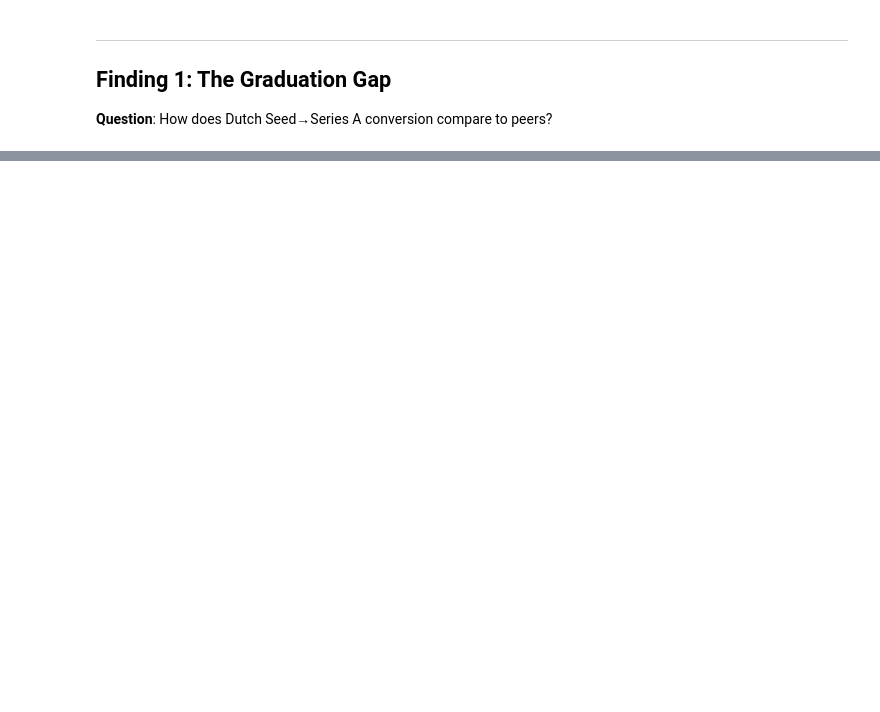
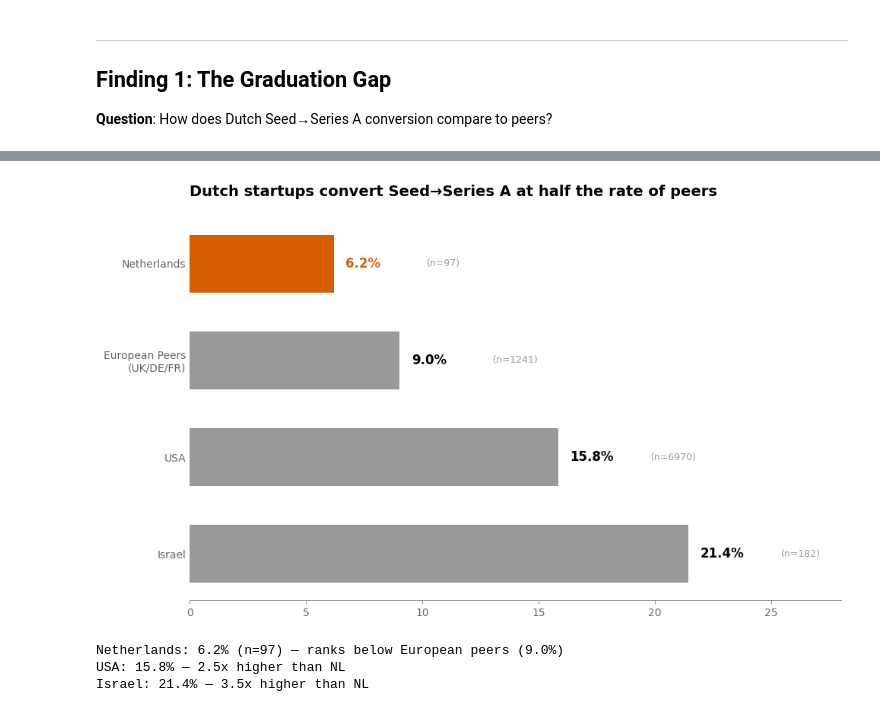
Before and after one commit to coendewith/techleap-case-assignment, a Jupyter notebook: task-1-analysis/analysis.ipynb, the cells around one changed output, grey strips where cells are left out. Saved outputs shown, nothing was run; the diff lists cells and outputs as text; code cells hidden in the pictures; blank space fills up the shorter version.

```diff
--- a/task-1-analysis/analysis.ipynb
+++ b/task-1-analysis/analysis.ipynb
@@ -122,0 +100,53 @@ USA: 15.8% (n=6970)
+# %%
+# Calculate Seed→A rates
+def seed_to_a_rate(codes):
+    if isinstance(codes, str): codes = [codes]
+    subset = df[df['country_code'].isin(codes)]
+    with_seed = subset[subset['had_seed']]
+    with_a = with_seed[with_seed['had_series_a']]
+    return len(with_a) / len(with_seed) * 100 if len(with_seed) > 0 else 0, len(with_seed)
+
+regions = ['Israel', 'USA', 'European Peers\n(UK/DE/FR)', 'Netherlands']
+codes = [['ISR'], ['USA'], ['GBR', 'DEU', 'FRA'], ['NLD']]
+rates = [seed_to_a_rate(c) for c in codes]
+
+# Sort by rate descending
+sorted_data = sorted(zip(regions, rates), key=lambda x: x[1][0], reverse=True)
+regions_sorted = [d[0] for d in sorted_data]
+values = [d[1][0] for d in sorted_data]
+ns = [d[1][1] for d in sorted_data]
+
+# Create visualization
+fig, ax = plt.subplots(figsize=(10, 6))
+tufte_style(ax)
+
+bar_colors = [COLORS['vermillion'] if 'Netherlands' in r else COLORS['gray'] for r in regions_sorted]
+bars = ax.barh(regions_sorted, values, color=bar_colors, height=0.6, edgecolor='none')
+
+# Direct labeling (Tufte principle)
+for i, (bar, val, n) in enumerate(zip(bars, values, ns)):
+    color = COLORS['vermillion'] if 'Netherlands' in regions_sorted[i] else COLORS['black']
+    ax.text(val + 0.5, bar.get_y() + bar.get_height()/2,
+            f'{val:.1f}%', va='center', fontsize=12, fontweight='bold', color=color)
+    ax.text(val + 4, bar.get_y() + bar.get_height()/2,
+            f'(n={n})', va='center', fontsize=9, color=COLORS['gray'])
+
+ax.set_title('Dutch startups convert Seed→Series A at half the rate of peers',
+             fontsize=14, fontweight='bold', loc='left', pad=20)
+ax.set_xlim(0, 28)
+ax.spines['left'].set_visible(False)
+ax.tick_params(axis='y', length=0)
+
+plt.tight_layout()
+plt.savefig('figures/finding1_graduation_gap.png', dpi=150, bbox_inches='tight',
+            facecolor='white', edgecolor='none')
+plt.show()
+
+print(f'\nNetherlands: 6.2% (n=97) — ranks below European peers (9.0%)')
+print(f'USA: 15.8% — 2.5x higher than NL')
+print(f'Israel: 21.4% — 3.5x higher than NL')
+# %% [output]
+[figure, added]
+Netherlands: 6.2% (n=97) — ranks below European peers (9.0%)
+USA: 15.8% — 2.5x higher than NL
+Israel: 21.4% — 3.5x higher than NL
```
Also changed, not shown: parts of 15 cells of this notebook, 4 other files.
